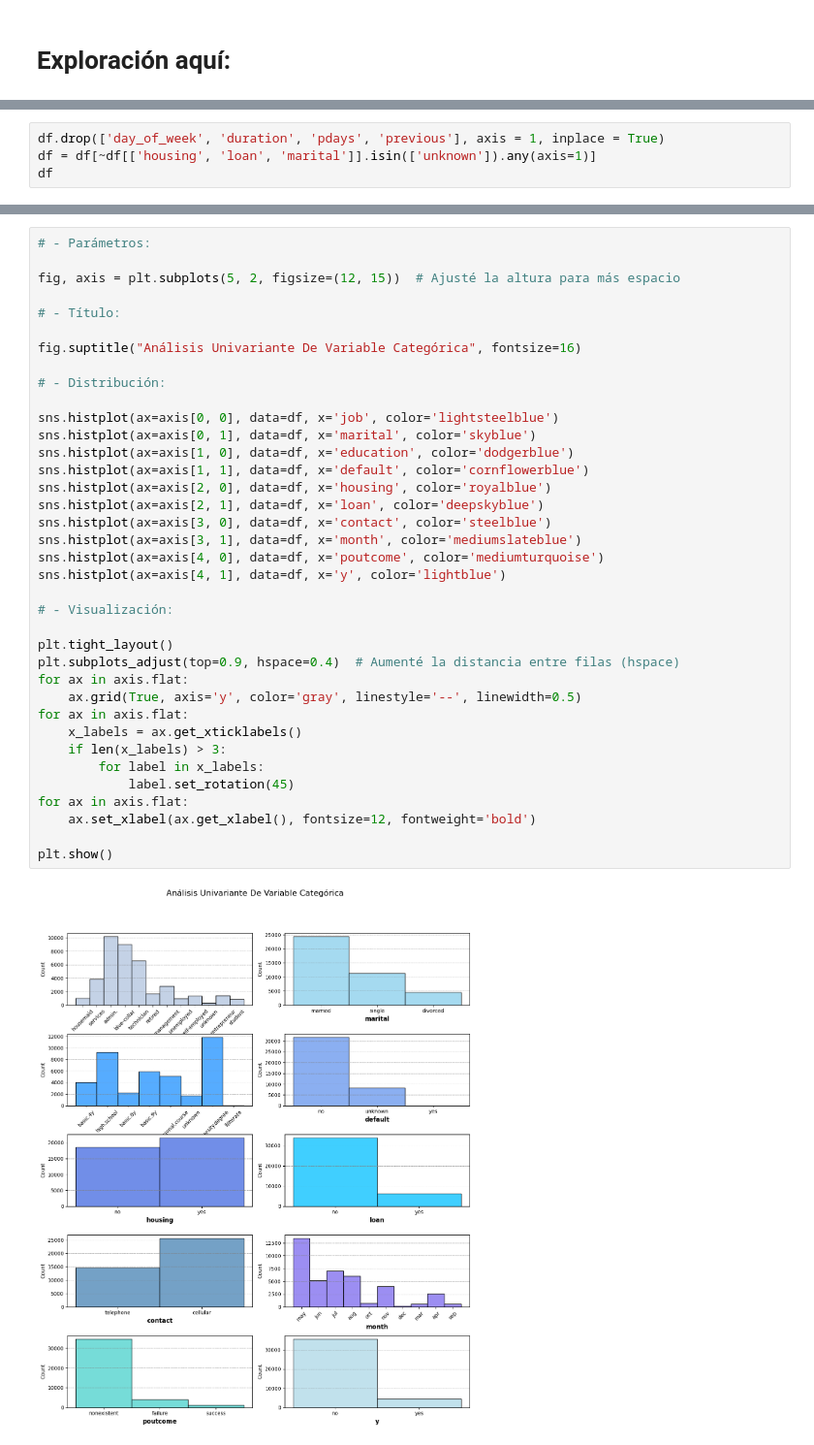
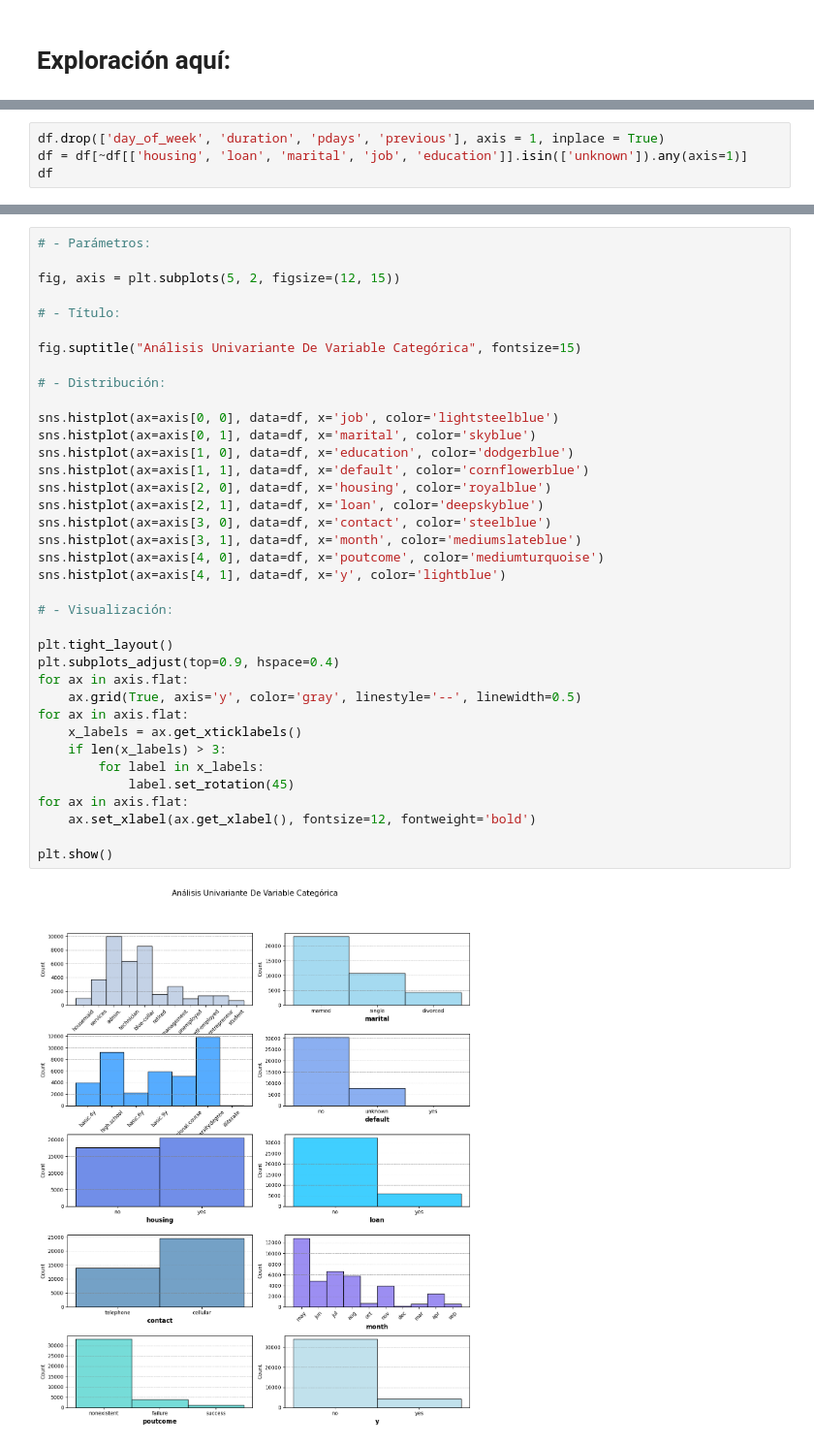
Before and after one commit to meneses-ls/4Geeks-15-Machine-Learning-Logistic-Regression, a Jupyter notebook: src/explore.ipynb, the cells around one changed output, grey strips where cells are left out. Shown: that part at 97% size. Saved outputs shown, nothing was run; the diff lists cells and outputs as text.

```diff
--- a/src/explore.ipynb
+++ b/src/explore.ipynb
@@ -62,6 +62,6 @@ memory usage: 6.6+ MB
 # %%
 df.drop(['day_of_week', 'duration', 'pdays', 'previous'], axis = 1, inplace = True)
-df = df[~df[['housing', 'loan', 'marital']].isin(['unknown']).any(axis=1)]
+df = df[~df[['housing', 'loan', 'marital', 'job', 'education']].isin(['unknown']).any(axis=1)]
 df
 # %% [output]
 |  | age | job | marital | education | default | housing | loan | contact | month | campaign | poutcome | ... |
@@ -80,39 +80,39 @@ df
 # %%
 # - Parámetros:
 
-fig, axis = plt.subplots(5, 2, figsize=(12, 15))  # Ajusté la altura para más espacio
+fig, axis = plt.subplots(5, 2, figsize=(12, 15))
 
 # - Título:
 
-fig.suptitle("Análisis Univariante De Variable Categórica", fontsize=16)
+fig.suptitle("Análisis Univariante De Variable Categórica", fontsize=15)
 
 # - Distribución:
 
 sns.histplot(ax=axis[0, 0], data=df, x='job', color='lightsteelblue')
 sns.histplot(ax=axis[0, 1], data=df, x='marital', color='skyblue')
 sns.histplot(ax=axis[1, 0], data=df, x='education', color='dodgerblue')
 sns.histplot(ax=axis[1, 1], data=df, x='default', color='cornflowerblue')
 sns.histplot(ax=axis[2, 0], data=df, x='housing', color='royalblue')
 sns.histplot(ax=axis[2, 1], data=df, x='loan', color='deepskyblue')
 sns.histplot(ax=axis[3, 0], data=df, x='contact', color='steelblue')
 sns.histplot(ax=axis[3, 1], data=df, x='month', color='mediumslateblue')
 sns.histplot(ax=axis[4, 0], data=df, x='poutcome', color='mediumturquoise')
 sns.histplot(ax=axis[4, 1], data=df, x='y', color='lightblue')
 
 # - Visualización:
 
 plt.tight_layout()
-plt.subplots_adjust(top=0.9, hspace=0.4)  # Aumenté la distancia entre filas (hspace)
+plt.subplots_adjust(top=0.9, hspace=0.4)
 for ax in axis.flat:
     ax.grid(True, axis='y', color='gray', linestyle='--', linewidth=0.5)
 for ax in axis.flat:
     x_labels = ax.get_xticklabels()
     if len(x_labels) > 3:
         for label in x_labels:
             label.set_rotation(45)
 for ax in axis.flat:
     ax.set_xlabel(ax.get_xlabel(), fontsize=12, fontweight='bold')
 
 plt.show()
 # %% [output]
-[figure, old version]
+[figure, new version]
```
Also changed, not shown: parts of 8 cells of this notebook.
